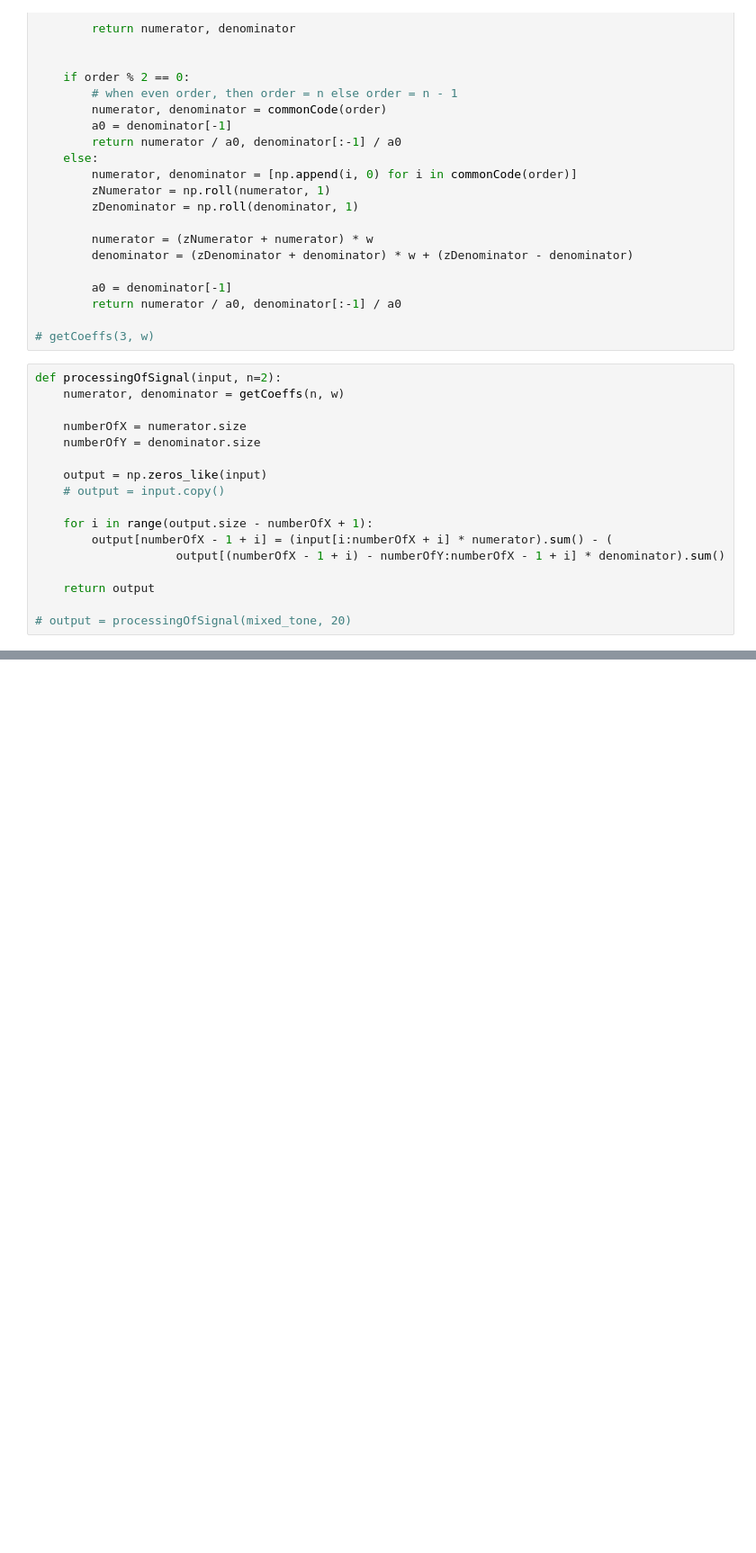
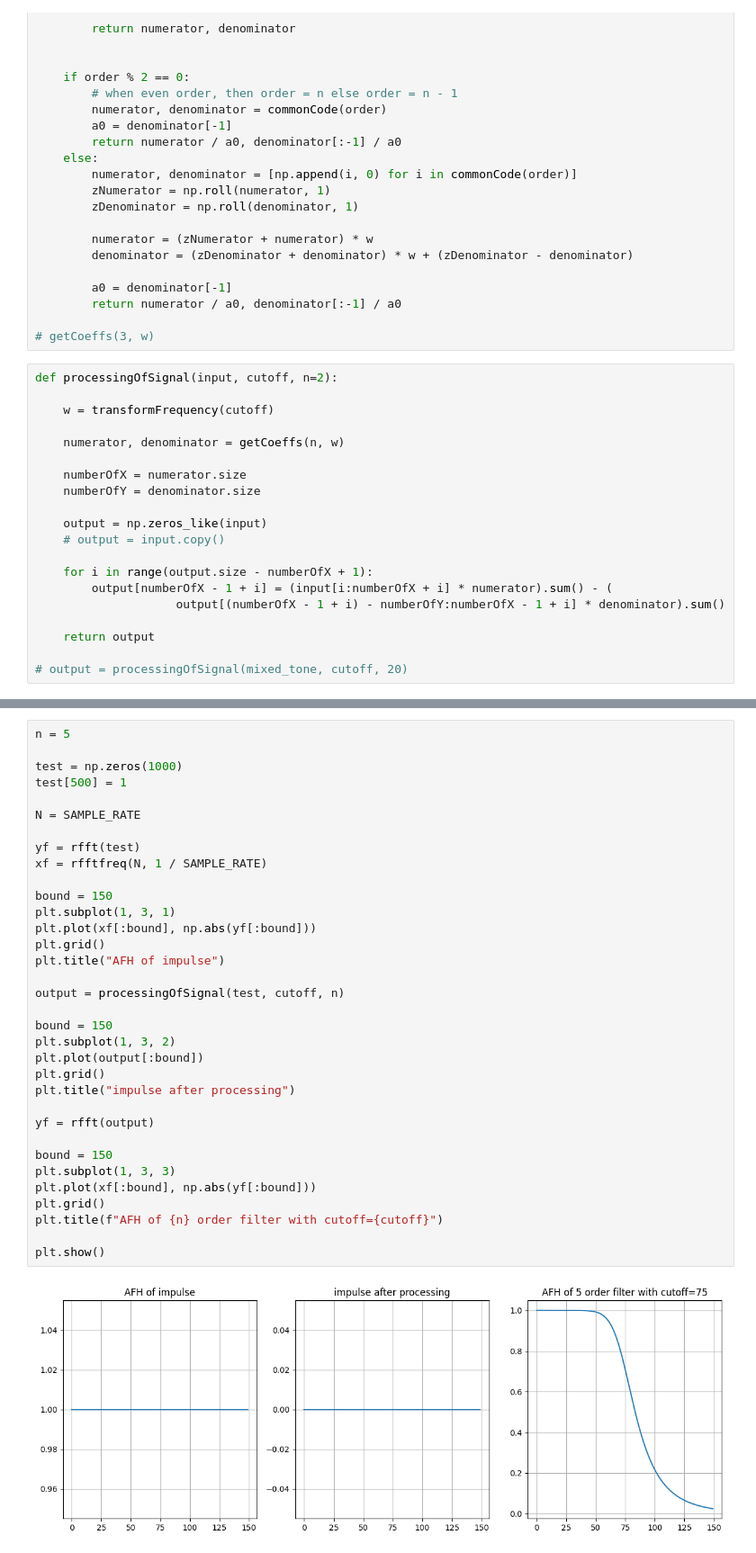
Before and after one commit to dd114/Butterworth-filter-python, a Jupyter notebook: butterworthFilter.ipynb, the cells around one changed output, grey strips where cells are left out. Shown at 90% size. Drawn from its saved outputs; the diff is of its cells as text; blank space fills up the shorter version.

```diff
--- a/butterworthFilter.ipynb
+++ b/butterworthFilter.ipynb
@@ -112,7 +119,10 @@ def getCoeffs(order, w):
 
 # getCoeffs(3, w)
 # %%
-def processingOfSignal(input, n=2):
+def processingOfSignal(input, cutoff, n=2):
+
+    w = transformFrequency(cutoff)
+
     numerator, denominator = getCoeffs(n, w)
 
     numberOfX = numerator.size
@@ -127,5 +137,5 @@ def processingOfSignal(input, n=2):
 
     return output
 
-# output = processingOfSignal(mixed_tone, 20)
+# output = processingOfSignal(mixed_tone, cutoff, 20)
 # %%
@@ -197,0 +199,36 @@ plt.plot(*np.abs(signal.freqs(*system)))
+# %%
+n = 5
+
+test = np.zeros(1000)
+test[500] = 1
+
+N = SAMPLE_RATE
+
+yf = rfft(test)
+xf = rfftfreq(N, 1 / SAMPLE_RATE)
+
+bound = 150
+plt.subplot(1, 3, 1)
+plt.plot(xf[:bound], np.abs(yf[:bound]))
+plt.grid()
+plt.title("AFH of impulse")
+
+output = processingOfSignal(test, cutoff, n)
+
+bound = 150
+plt.subplot(1, 3, 2)
+plt.plot(output[:bound])
+plt.grid()
+plt.title("impulse after processing")
+
+yf = rfft(output)
+
+bound = 150
+plt.subplot(1, 3, 3)
+plt.plot(xf[:bound], np.abs(yf[:bound]))
+plt.grid()
+plt.title(f"AFH of {n} order filter with cutoff={cutoff}")
+
+plt.show()
+# %% [output]
+[figure, added]
```
Also changed, not shown: parts of 12 cells of this notebook.
